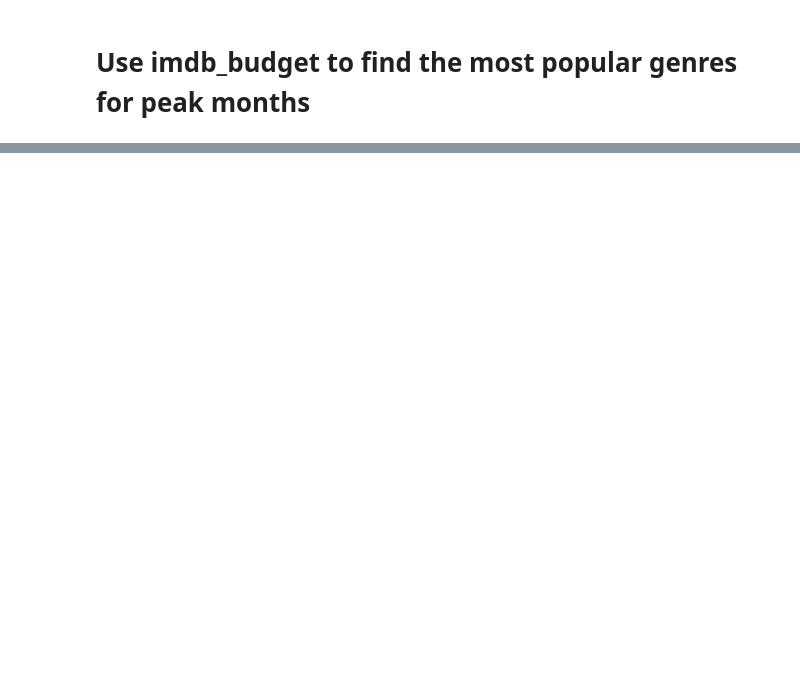
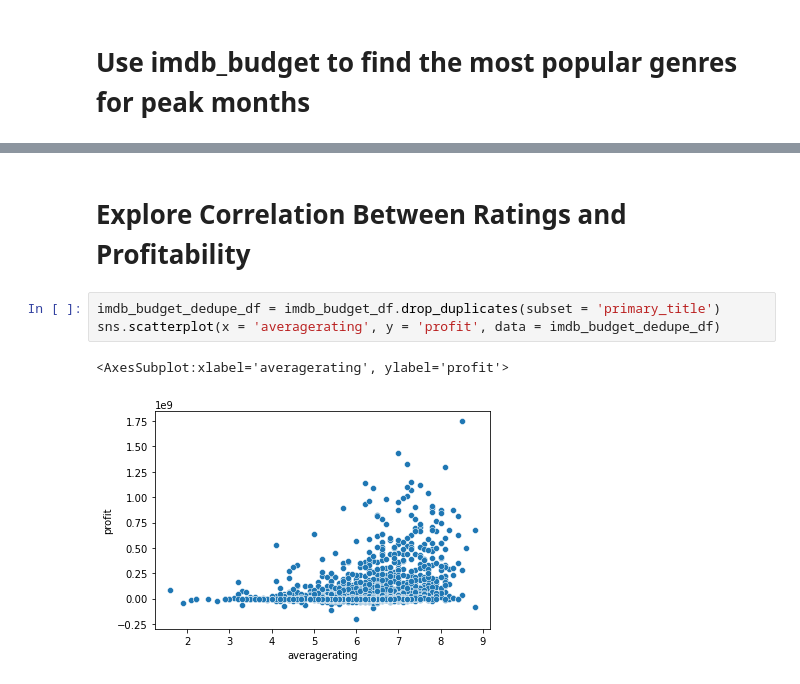
Before and after one commit to michael-pozo/Movie-Data-Analysis-, a Jupyter notebook: IMDB Data Working Notebook.ipynb, the cells around one changed output, grey strips where cells are left out. Saved outputs shown, nothing was run; the diff lists cells and outputs as text; blank space fills up the shorter version.

```diff
--- a/IMDB Data Working Notebook.ipynb
+++ b/IMDB Data Working Notebook.ipynb
@@ -254,0 +239,8 @@ sns.barplot(x = 'release_month', y ='profit', hue = 'genres', data = grouped_df_
+# %% [markdown]
+# Explore Correlation Between Ratings and Profitability
+# %%
+imdb_budget_dedupe_df = imdb_budget_df.drop_duplicates(subset = 'primary_title')
+sns.scatterplot(x = 'averagerating', y = 'profit', data = imdb_budget_dedupe_df)
+# %% [output]
+<AxesSubplot:xlabel='averagerating', ylabel='profit'>
+[figure, added]
```
Also changed, not shown: parts of 2 cells of this notebook.
